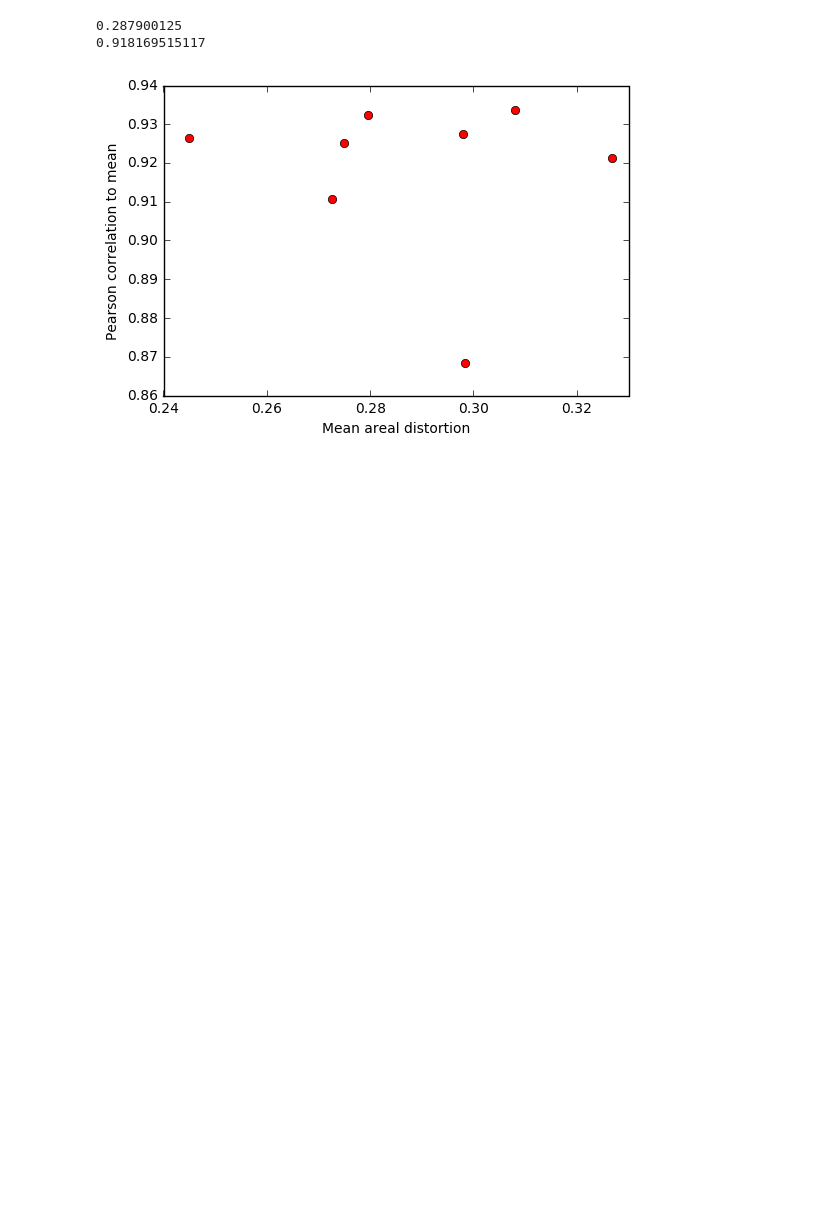
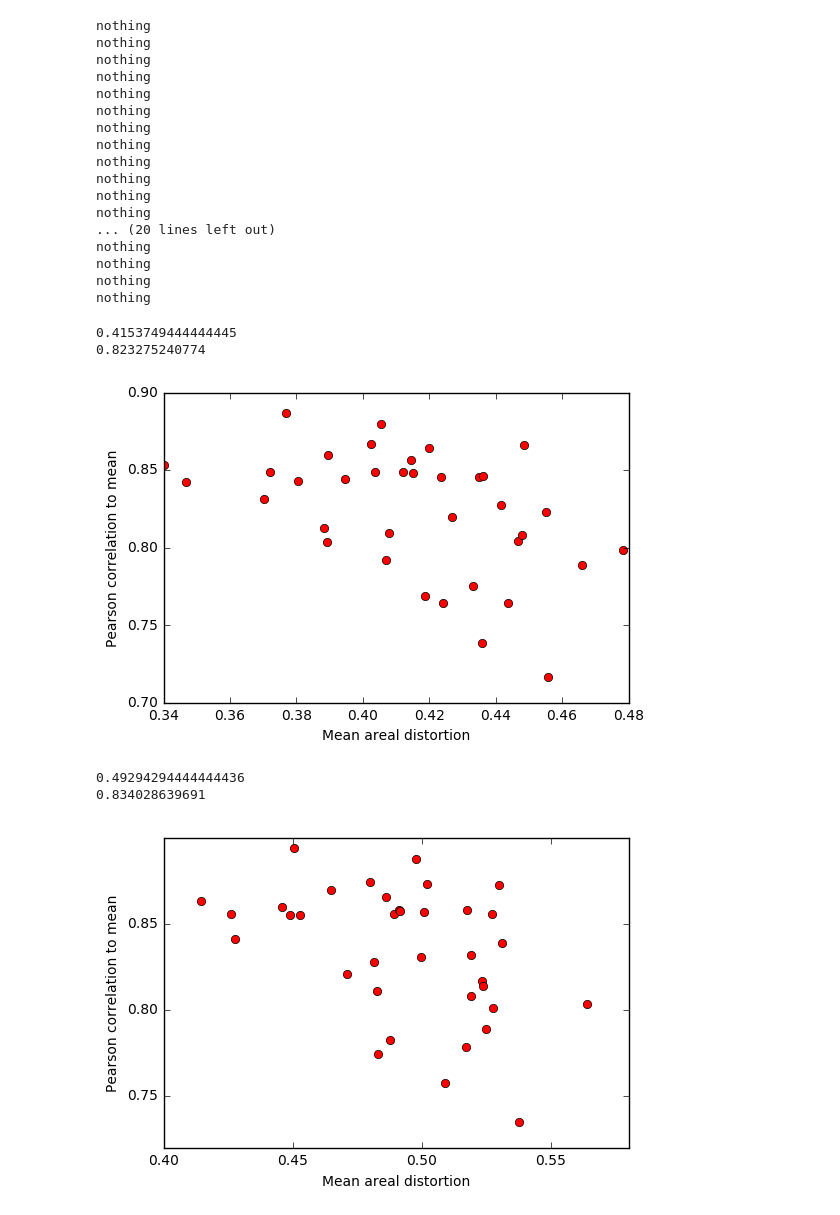
Before and after one commit to melanieganz/5HT_clustering, a Jupyter notebook: MSM.ipynb, the cells around one changed output. Drawn from its saved outputs; the diff is of its cells as text; code cells hidden in the pictures; blank space fills up the shorter version.

Commit message:
Working script for additional levels as well

```diff
--- a/MSM.ipynb
+++ b/MSM.ipynb
@@ -85,7 +86,7 @@ msmDir_data = opj(msmDir_proc,'surf_data',data_type)
 fs.assert_dir(msmDir_data)
 # %%
 # load and prepare data
-tracers=['cumi'] #,'dasb','sb','az','C36']
+tracers=['az'] #'cumi','dasb','sb','az','C36']
 hemi_type=['lh'] #,'rh']
 ico='6'
 sm='5'
@@ -129,7 +130,7 @@ for tracer,nt in zip(tracers,np.arange(0,len(tracers))):
         fs.save_surf_data(mean_data,fname5)
 # %%
 # run msms command
-tracers=['cumi'] #,'dasb','sb','az','C36']
+tracers=['az'] #'cumi','dasb','sb','az','C36']
 hemi_type=['lh'] #,'rh']
 ico='6'
 sm='5'
@@ -137,7 +138,7 @@ if ico=='7':
     targ='fsaverage'
 else:
     targ='fsaverage'+ico
-levels=2 # change to 10 later
+levels=3 # change to 10 later
 
 # define config file, see https://fsl.fmrib.ox.ac.uk/fsl/fslwiki/MSM/UserGuide for details
 configFile = opj(msmDir_proc,'msm_sulc_depth.config')
@@ -145,7 +146,6 @@ configFile = opj(msmDir_proc,'msm_sulc_depth.config')
 # Procedure
 # 4) repeat the steps 1-3 below for a number of steps
 for level in range(1,levels):
-    fs.assert_dir(opj(msmDir_data,'level'+str(level)))
     fs.assert_dir(opj(msmDir_analysis,'level'+str(level)))
     # 1) use sulc aligned functional data on the spherical mesh and align the single subject once given
     # definition of spherical mesh
@@ -157,12 +157,25 @@ for level in range(1,levels):
                 outDir = opj(msmDir_analysis,'level'+str(level),subj + '.ico' + ico + '.' +hemi +'.sm' + sm+'/') # msm needs dash at end of outputdir
                 fs.assert_dir(outDir)
                 log_file=open(opj(outDir,subj + '.ico' + ico  + '.' +hemi +'.sm' + sm +'.log'),'w')
-                indata_file = opj(msmDir_data,'level'+str(level),subj + '.ico' + ico  + '.' +hemi +'.sm' + sm + '.txt')
-                refdata_file = opj(msmDir_data,'level'+str(level),tracer + '.mean.ico' + ico + '.' +hemi +'.sm' + sm + '.txt')
+                indata_file = opj(msmDir_data,'level1',subj + '.ico' + ico  + '.' +hemi +'.sm' + sm + '.txt')
+                refdata_file = opj(msmDir_data,'level'+str(level),
+                                   tracer + '.mean.ico' + ico + '.' +hemi +'.sm' + sm + '.txt')
 
                 # append the binary mask for the medial wall
-                p=Popen([msmDir_code+'/msm','--indata='+indata_file,'--refdata='+refdata_file,'--inmesh='+inmesh_file,
-                                  '--out='+outDir,'--conf='+configFile,'-v'],stdout=log_file, stderr=log_file)
+                if level==1:
+                    refdata_file = opj(msmDir_data,'level'+str(level),
+                                       tracer + '.mean.ico' + ico + '.' +hemi +'.sm' + sm + '.txt')
+                    print('nothing')
+                    p=Popen([msmDir_code+'/msm','--indata='+indata_file,'--refdata='+refdata_file,'--inmesh='+inmesh_file,
+                                '--out='+outDir,'--conf='+configFile,'-v'],stdout=log_file, stderr=log_file)
+                else:
+                    refdata_file = opj(msmDir_analysis,'level'+str(level-1),
+                                       tracer + '.mean.ico' + ico + '.' +hemi +'.sm' + sm + '.new.txt')
+                    transFile = opj(msmDir_analysis,'level'+str(level-1),subj + '.ico' + ico + '.' +hemi +'.sm' + sm,
+                                    'sphere.reg.surf.gii')
+                    p=Popen([msmDir_code+'/msm','--indata='+indata_file,'--refdata='+refdata_file,
+                             '--inmesh='+inmesh_file, '--out='+outDir,'--conf='+configFile,'--trans='+transFile,'-v'],
+                            stdout=log_file, stderr=log_file)
 
                 p.communicate()
                 log_file.close()
@@ -210,33 +223,53 @@ for level in range(1,levels):
                 with open(log_file_name) as f:
                     f = f.readlines()
                 for line in f:
                      if "mean=" in line:
                             pos = line.find('=')
                             areal_dist[ns] = float(line[pos+1:pos+9])
                             break
 
 
                 # correlation
                 # load individual transformed surfaces and new mean and calculate Pearson correlation coefficient
                 fname_ind=opj(outDir,'transformed_and_reprojected.func.gii')
                 gstruct = nib.load(fname_ind)
                 data1=gstruct.darrays[0].data
                 fname_mean=opj(msmDir_analysis,'level'+str(level),tracer+'.mean.ico' + ico + '.' +hemi +'.sm' + sm+'.new.txt')
                 data2 = np.loadtxt(fname_mean)
                 c = np.corrcoef(data1,data2)
                 subj_mean_corr[ns] = c[0][1]
 
         # print the mean areal distortion and correlation to mean over all single subjects for a given tracer
         print(np.mean(areal_dist))
         print(np.mean(subj_mean_corr))
 
         # show areal distortion and correlation to mean over all single subjects for a given tracer
         fig = plt.figure()
         plt.plot(areal_dist,subj_mean_corr,'ro')
         plt.xlabel('Mean areal distortion')
         plt.ylabel('Pearson correlation to mean')
         plt.show()
 # %% [output]
-0.287900125
-0.918169515117
+nothing
+nothing
+nothing
+nothing
+nothing
+nothing
+nothing
+nothing
+nothing
+nothing
+nothing
+nothing
+... (20 lines left out)
+nothing
+nothing
+nothing
+nothing
+0.4153749444444445
+0.823275240774
-[figure, old version]
+[figure, new version]
+0.49294294444444436
+0.834028639691
+[figure, added]
```
Also changed, not shown: parts of 1 cell of this notebook.
